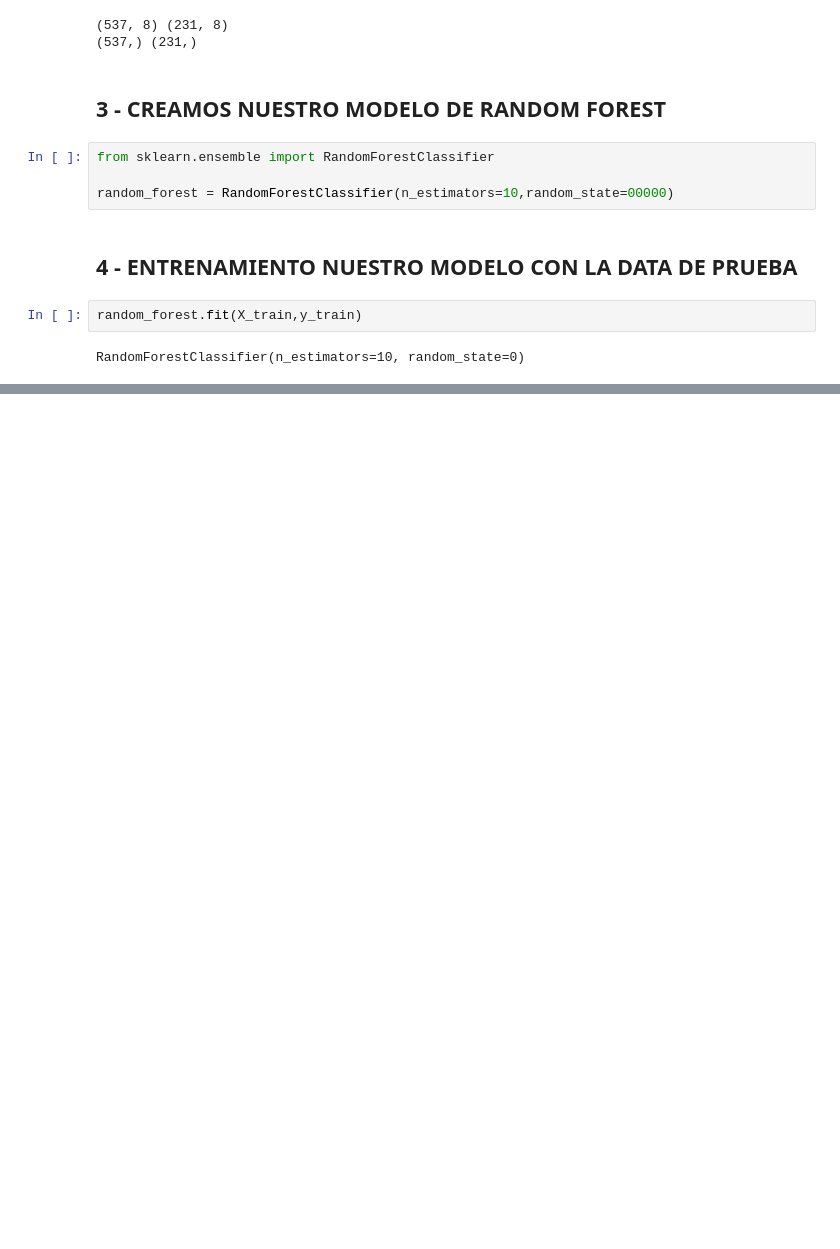
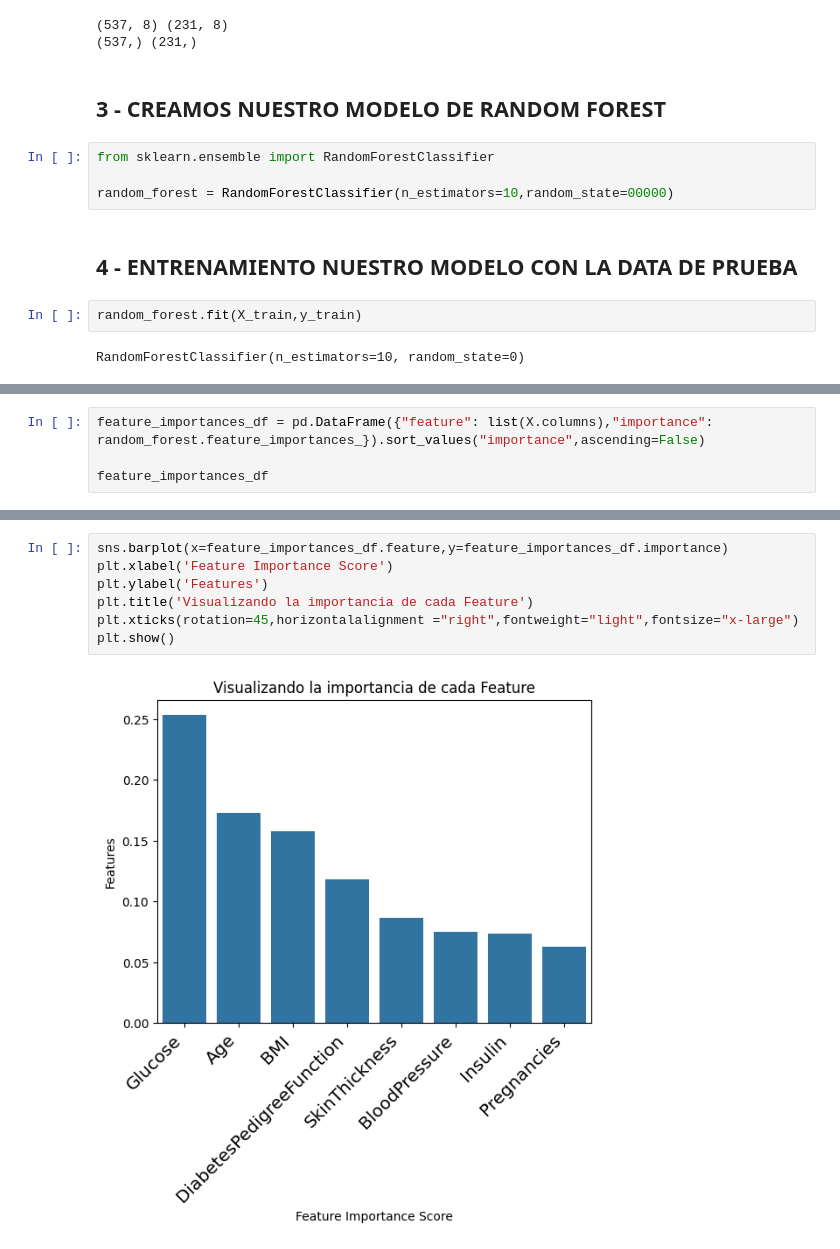
Before and after one commit to cesarmayta/BOOTCAMP_DSG1, a Jupyter notebook: dia3/11_random_forest.ipynb, the cells around one changed output, grey strips where cells are left out. Drawn from its saved outputs; the diff is of its cells as text; blank space fills up the shorter version.

```diff
--- a/dia3/11_random_forest.ipynb
+++ b/dia3/11_random_forest.ipynb
@@ -124,0 +145,4 @@ RandomForestClassifier(n_estimators=10, random_state=0)
+# %%
+feature_importances_df = pd.DataFrame({"feature": list(X.columns),"importance": random_forest.feature_importances_}).sort_values("importance",ascending=False)
+
+feature_importances_df
@@ -124,0 +159,9 @@ RandomForestClassifier(n_estimators=10, random_state=0)
+# %%
+sns.barplot(x=feature_importances_df.feature,y=feature_importances_df.importance)
+plt.xlabel('Feature Importance Score')
+plt.ylabel('Features')
+plt.title('Visualizando la importancia de cada Feature')
+plt.xticks(rotation=45,horizontalalignment ="right",fontweight="light",fontsize="x-large")
+plt.show()
+# %% [output]
+[figure, added]
```
Also changed, not shown: parts of 5 cells of this notebook.
